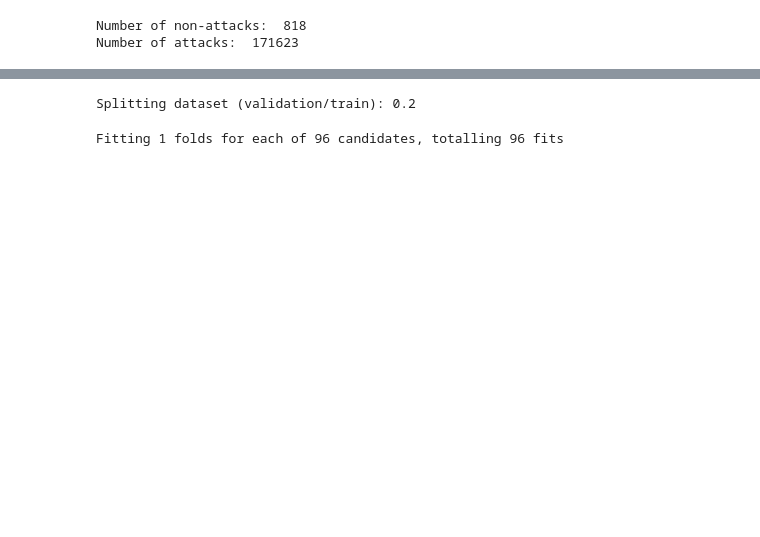
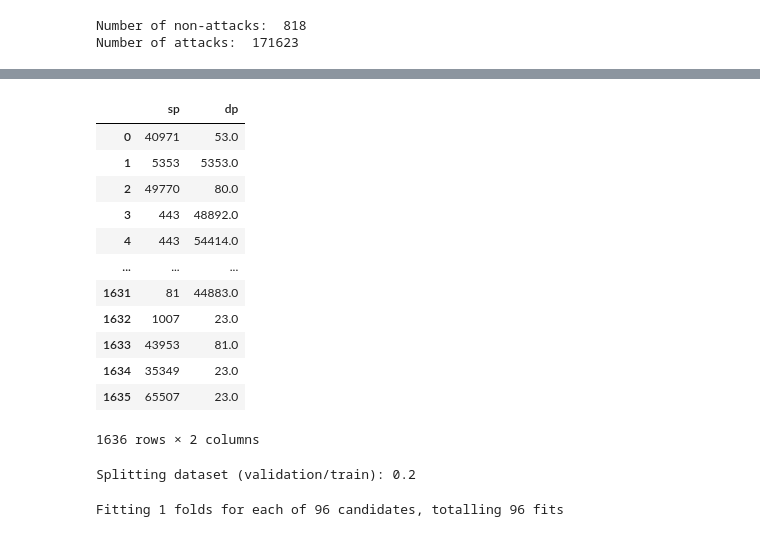
Before and after one commit to kaylani2/machineLearning, a Jupyter notebook: bezerra/bezerra_decision_tree.ipynb, the cells around one changed output, grey strips where cells are left out. Cells and saved outputs as stored; diff of their text form; code cells hidden in the pictures; blank space fills up the shorter version.

```diff
--- a/bezerra/bezerra_decision_tree.ipynb
+++ b/bezerra/bezerra_decision_tree.ipynb
@@ -221,0 +209,16 @@ NotebookApp.rate_limit_window=3.0 (secs)
+# %%
+X
+# %% [output]
+|  | sp | dp |
+| 0 | 40971 | 53.0 |
+| 1 | 5353 | 5353.0 |
+| 2 | 49770 | 80.0 |
+| 3 | 443 | 48892.0 |
+| 4 | 443 | 54414.0 |
+| ... | ... | ... |
+| 1631 | 81 | 44883.0 |
+| 1632 | 1007 | 23.0 |
+| 1633 | 43953 | 81.0 |
+| 1634 | 35349 | 23.0 |
+| 1635 | 65507 | 23.0 |
+1636 rows × 2 columns
```
Also changed, not shown: parts of 15 cells of this notebook.
